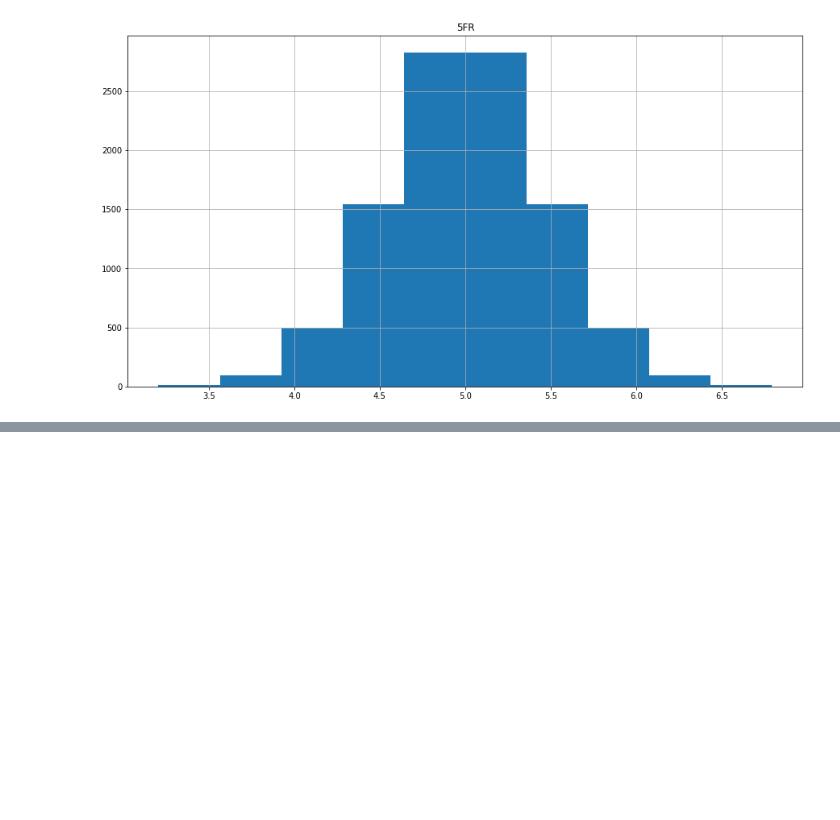
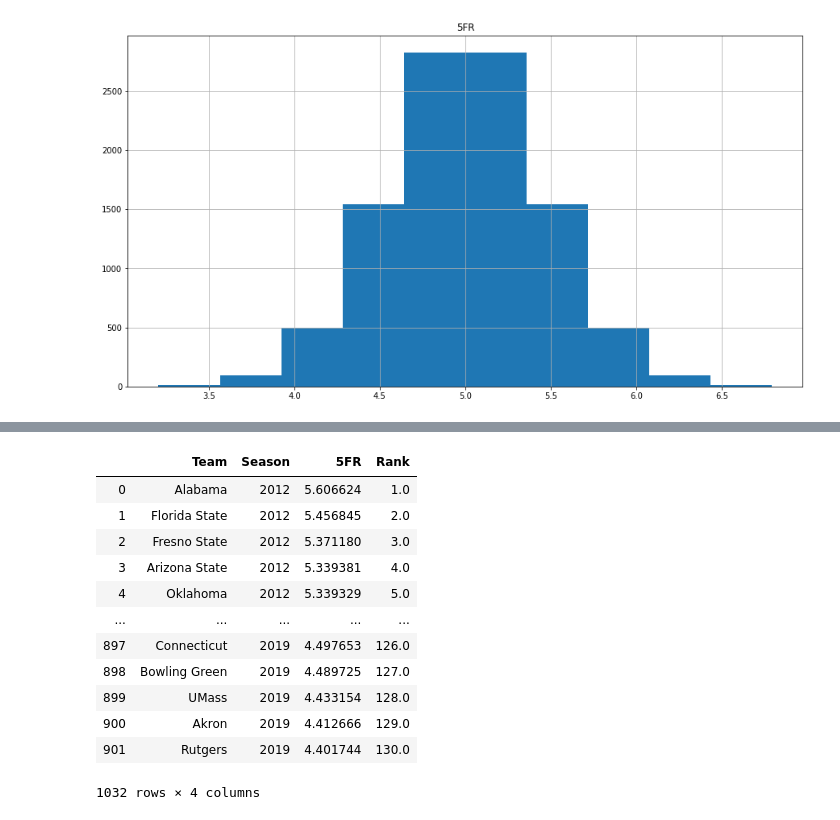
Before and after one commit to akeaswaran/cfb-pbp-analysis, a Jupyter notebook: win-prob.ipynb, the cells around one changed output, grey strips where cells are left out. Saved outputs shown, nothing was run; the diff lists cells and outputs as text; code cells hidden in the pictures; blank space fills up the shorter version.

```diff
--- a/win-prob.ipynb
+++ b/win-prob.ipynb
@@ -900 +921,30 @@ team_second_order_frame.sort_values(by=['second_order_wins'], ascending=False)
 130 rows × 3 columns
+# %%
+# Matchup Predictor?
+grouped_by_year = stored_game_boxes.copy().groupby(['Team','Season'])
+ratings = grouped_by_year.apply(lambda x: x['5FR'].mean())
+team_fr_year = ratings.reset_index()
+team_fr_year.columns = ["Team",'Season','5FR']
+team_fr_year
+
+tmp = team_fr_year.groupby('Season').apply(lambda x: x.sort_values(by='5FR', ascending=False)).reset_index(drop=True)
+team_strength = pd.DataFrame()
+for yr in range(2012, 2020):
+    retrieve = tmp[tmp.Season == yr].copy()
+    retrieve['Rank'] = range(1, len(retrieve)+1)
+    team_strength = team_sos.append(retrieve)
+team_strength
+# %% [output]
+|  | Team | Season | 5FR | Rank |
+| 0 | Alabama | 2012 | 5.606624 | 1.0 |
+| 1 | Florida State | 2012 | 5.456845 | 2.0 |
+| 2 | Fresno State | 2012 | 5.371180 | 3.0 |
+| 3 | Arizona State | 2012 | 5.339381 | 4.0 |
+| 4 | Oklahoma | 2012 | 5.339329 | 5.0 |
+| ... | ... | ... | ... | ... |
+| 897 | Connecticut | 2019 | 4.497653 | 126.0 |
+| 898 | Bowling Green | 2019 | 4.489725 | 127.0 |
+| 899 | UMass | 2019 | 4.433154 | 128.0 |
+| 900 | Akron | 2019 | 4.412666 | 129.0 |
+| 901 | Rutgers | 2019 | 4.401744 | 130.0 |
+1032 rows × 4 columns
```
Also changed, not shown: parts of 18 cells of this notebook.
